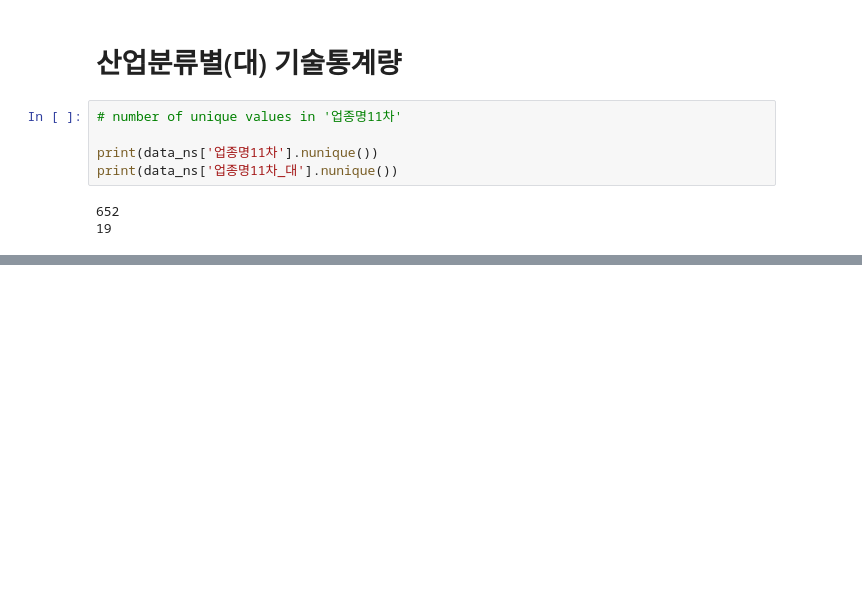
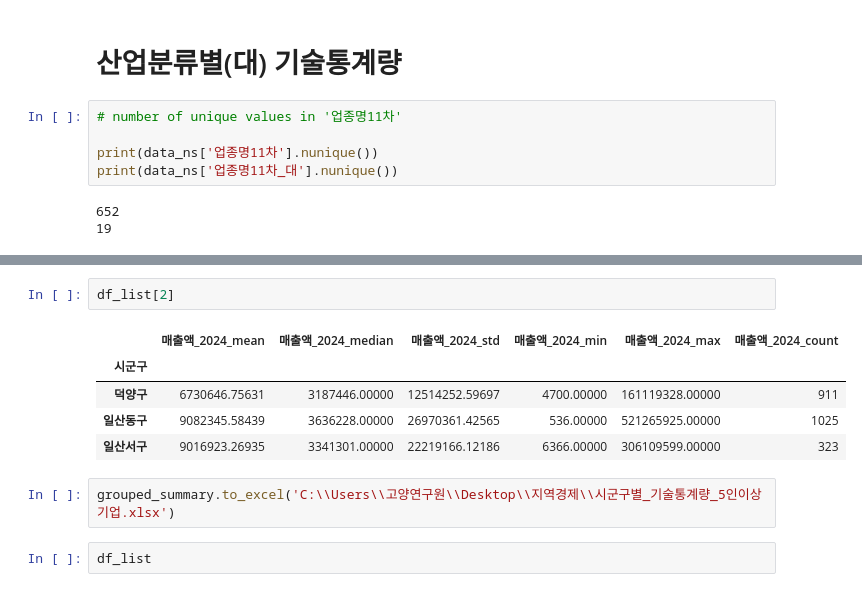
Before and after one commit to gisyun/Goyang_TradeAreaAnalysis, a Jupyter notebook: Corporate(5+) Analysis.ipynb, the cells around one changed output, grey strips where cells are left out. Cells and saved outputs as stored; diff of their text form; blank space fills up the shorter version.

```diff
--- a/Corporate(5+) Analysis.ipynb
+++ b/Corporate(5+) Analysis.ipynb
@@ -300,0 +339,12 @@ plt.show()
+# %%
+df_list[2]
+# %% [output]
+|  | 매출액_2024_mean | 매출액_2024_median | 매출액_2024_std | 매출액_2024_min | 매출액_2024_max | 매출액_2024_count |
+| 시군구 |  |  |  |  |  |  |
+| 덕양구 | 6730646.75631 | 3187446.00000 | 12514252.59697 | 4700.00000 | 161119328.00000 | 911 |
+| 일산동구 | 9082345.58439 | 3636228.00000 | 26970361.42565 | 536.00000 | 521265925.00000 | 1025 |
+| 일산서구 | 9016923.26935 | 3341301.00000 | 22219166.12186 | 6366.00000 | 306109599.00000 | 323 |
+# %%
+grouped_summary.to_excel('C:\\Users\\고양연구원\\Desktop\\지역경제\\시군구별_기술통계량_5인이상기업.xlsx')
+# %%
+df_list
```
Also changed, not shown: parts of 12 cells of this notebook.
